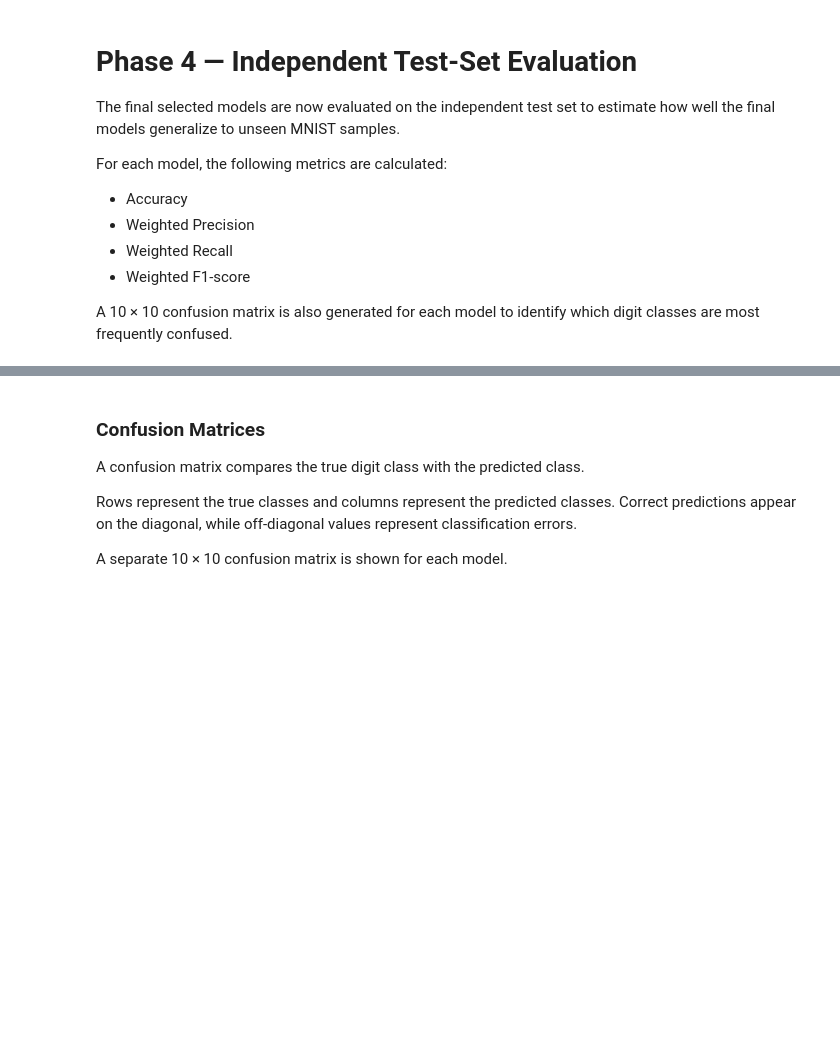
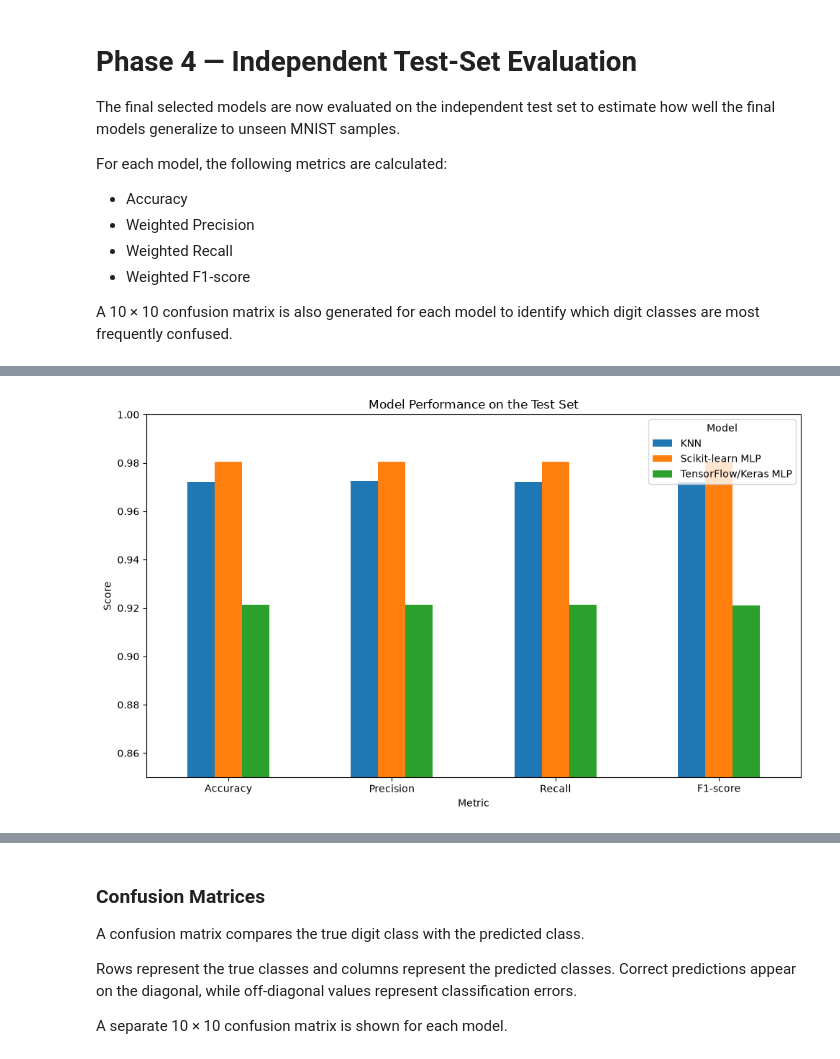
Before and after one commit to ananda-pires/mnist-multiclass-predictive-pipeline, a Jupyter notebook: notebooks/mnist_pipeline.ipynb, the cells around one changed output, grey strips where cells are left out. Cells and saved outputs as stored; diff of their text form; code cells hidden in the pictures; blank space fills up the shorter version.

```diff
--- a/notebooks/mnist_pipeline.ipynb
+++ b/notebooks/mnist_pipeline.ipynb
@@ -993,0 +1028,35 @@ print(test_metrics_df.round(4))
+# %%
+# Compare the performance of all three models on the independent test set.
+# Accuracy, weighted precision, weighted recall, and weighted F1-score are shown.
+
+model_performance = pd.DataFrame({
+    "KNN": [0.9721, 0.9724, 0.9721, 0.9721],
+    "Scikit-learn MLP": [0.9805, 0.9805, 0.9805, 0.9805],
+    "TensorFlow/Keras MLP": [0.9212, 0.9213, 0.9212, 0.9211]
+}, index=["Accuracy", "Precision", "Recall", "F1-score"])
+
+ax = model_performance.plot(
+    kind="bar",
+    figsize=(10, 6)
+)
+
+plt.title("Model Performance on the Test Set")
+plt.xlabel("Metric")
+plt.ylabel("Score")
+plt.ylim(0.85, 1.0)
+plt.xticks(rotation=0)
+plt.legend(title="Model")
+
+plt.tight_layout()
+
+# Save the figure.
+plt.savefig(
+    "../figures/model_performance_comparison.png",
+    dpi=300,
+    bbox_inches="tight"
+)
+
+plt.show()
+plt.close()
+# %% [output]
+[figure, added]
```
Also changed, not shown: parts of 22 cells of this notebook, 10 other files.
